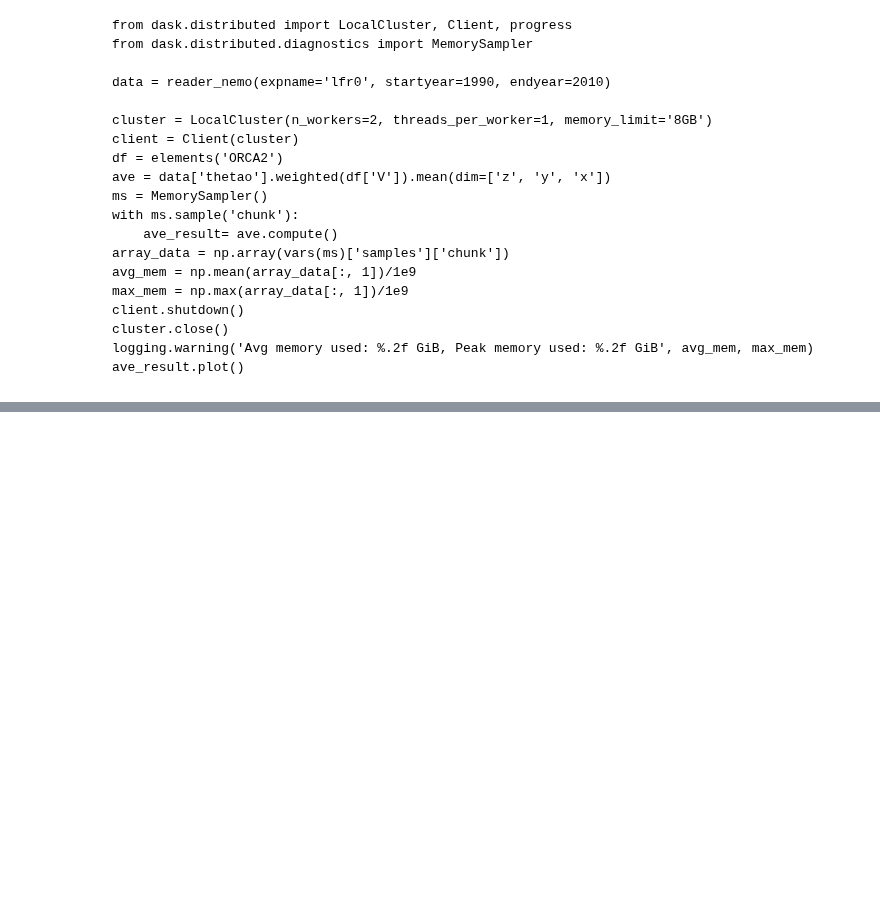
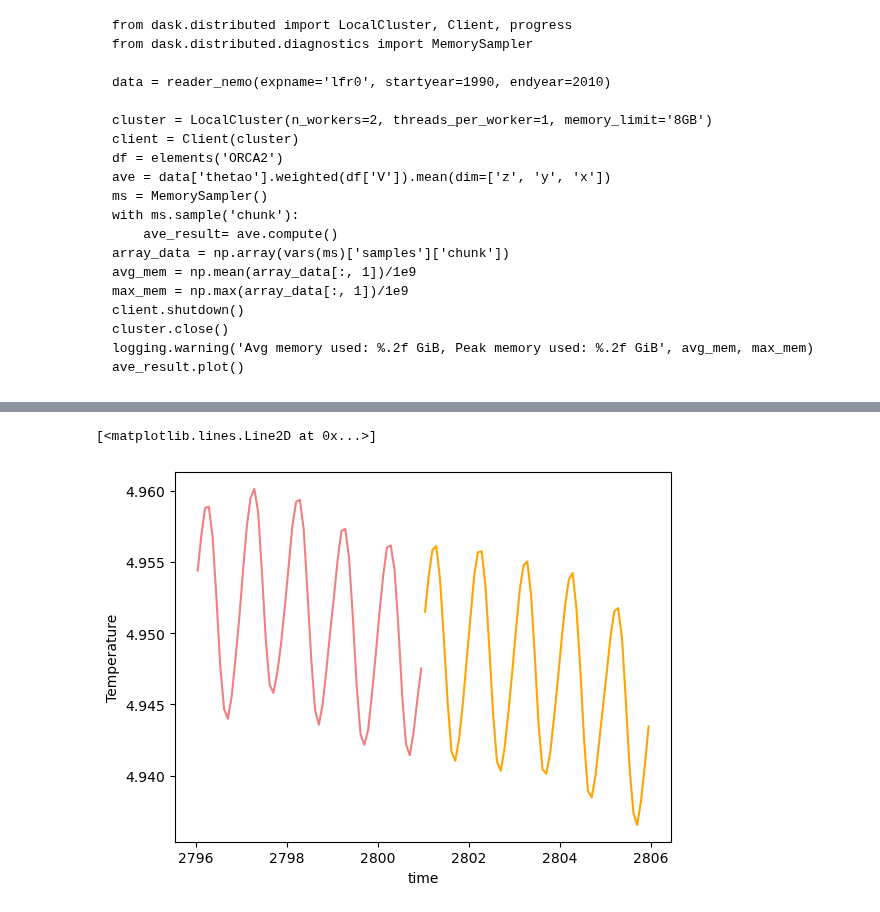
Before and after one commit to asozza/stece, a Jupyter notebook: osprey/notebooks/test_control.ipynb, the cells around one changed output, grey strips where cells are left out. Cells and saved outputs as stored; diff of their text form; code cells hidden in the pictures; blank space fills up the shorter version.

````diff
--- a/osprey/notebooks/test_control.ipynb
+++ b/osprey/notebooks/test_control.ipynb
@@ -37,3 +37,16 @@ cluster.close()
 logging.warning('Avg memory used: %.2f GiB, Peak memory used: %.2f GiB', avg_mem, max_mem)
 ave_result.plot()
 ```
+# %%
+import numpy as np
+import xarray as xr
+import matplotlib.pyplot as plt
+
+from osprey.graphics.timeseries import timeseries
+
+#timeseries(expname='lfr0', startyear=2395, endyear=2399, varlabel='thetao', reader='nemo', timeoff=0, color='red', linestyle='-', label='lfr0')
+#timeseries(expname='lfr1', startyear=1990, endyear=1995, varlabel='thetao', reader='nemo', timeoff=410, color='lightcoral', linestyle='-', label='lfr1')
+
+timeseries(expname='lfr1', startyear=2386, endyear=2390, varlabel='thetao', reader='nemo', timeoff=410, color='lightcoral', linestyle='-', label='lfr1')
+timeseries(expname='lfr2', startyear=1990, endyear=1994, varlabel='thetao', reader='nemo', timeoff=811, color='orange', linestyle='-', label='lfr2')
+# %% [output]
@@ -39,0 +55,2 @@ ave_result.plot()
+[<matplotlib.lines.Line2D at 0x...>]
+[figure, added]
````
Also changed, not shown: parts of 3 cells of this notebook.
